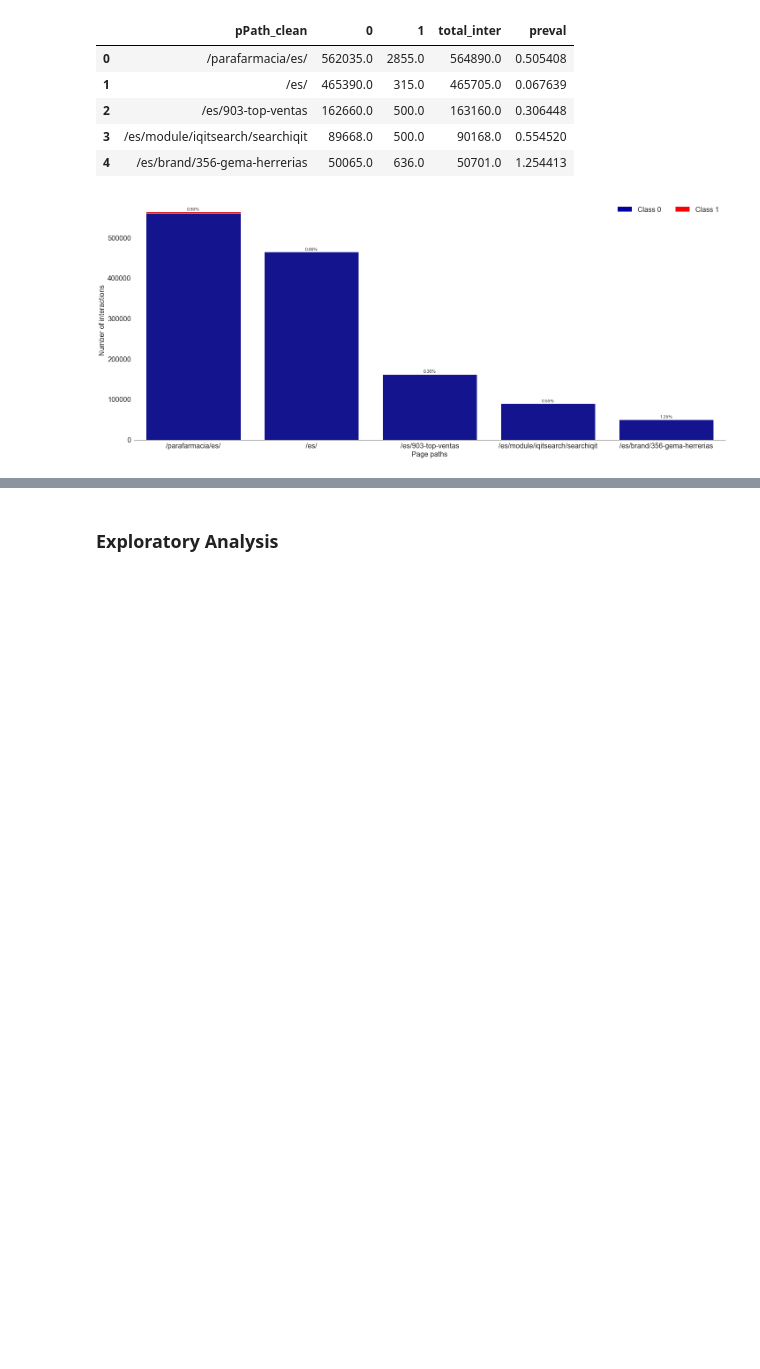
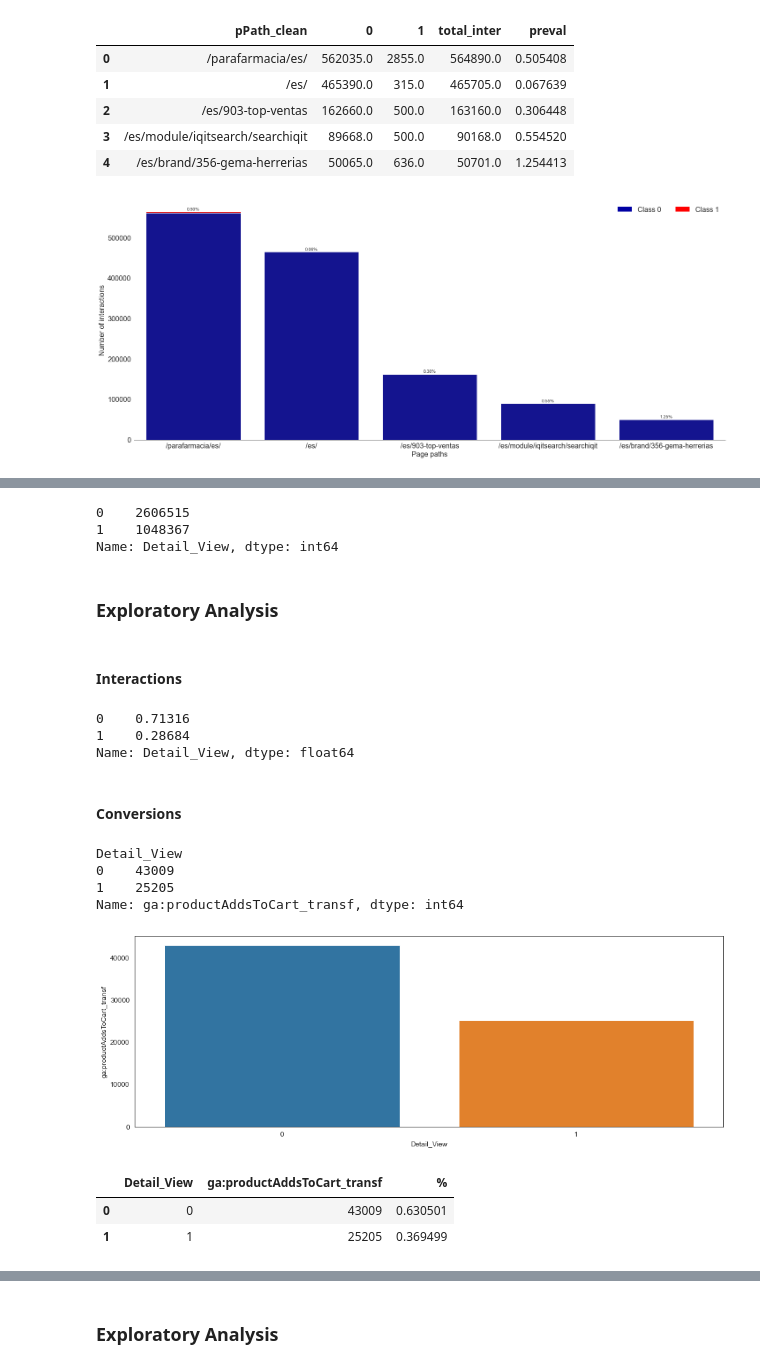
Before and after one commit to Laurajmoreno/ML_and_CRO, a Jupyter notebook: CATEGORICAL DATA - DATA EXPLORATION AND FEATURE ENGINEERING-fulldata.ipynb, the cells around one changed output, grey strips where cells are left out. Cells and saved outputs as stored; diff of their text form; code cells hidden in the pictures; blank space fills up the shorter version.

```diff
--- a/CATEGORICAL DATA - DATA EXPLORATION AND FEATURE ENGINEERING-fulldata.ipynb
+++ b/CATEGORICAL DATA - DATA EXPLORATION AND FEATURE ENGINEERING-fulldata.ipynb
@@ -4479,0 +4377,36 @@ Name: 2, dtype: int64
+# %%
+df['Detail_View']=df['ga:pagePath'].apply(lambda url: 1 if url[-5:]=='.html' else 0)
+df['Detail_View'].value_counts()
+# %% [output]
+0    2606515
+1    1048367
+Name: Detail_View, dtype: int64
+# %% [markdown]
+### Exploratory Analysis
+# %% [markdown]
+#### Interactions
+# %%
+df['Detail_View'].value_counts(normalize=True)
+# %% [output]
+0    0.71316
+1    0.28684
+Name: Detail_View, dtype: float64
+# %% [markdown]
+#### Conversions
+# %%
+conversions_detailview = conversions_per_label(df,df['Detail_View']).reset_index().sort_values(by='ga:productAddsToCart_transf',ascending=False)
+plt.figure(figsize=(15,5))
+barplot = sns.barplot(x=conversions_detailview['Detail_View'],y=conversions_detailview['ga:productAddsToCart_transf'])
+# %% [output]
+Detail_View
+0    43009
+1    25205
+Name: ga:productAddsToCart_transf, dtype: int64
+[figure, added]
+# %%
+conversions_detailview['%']=conversions_detailview['ga:productAddsToCart_transf']/conversions_detailview['ga:productAddsToCart_transf'].sum()
+conversions_detailview
+# %% [output]
+|  | Detail_View | ga:productAddsToCart_transf | % |
+| 0 | 0 | 43009 | 0.630501 |
+| 1 | 1 | 25205 | 0.369499 |
```
Also changed, not shown: parts of 32 cells of this notebook, 2 other files.
